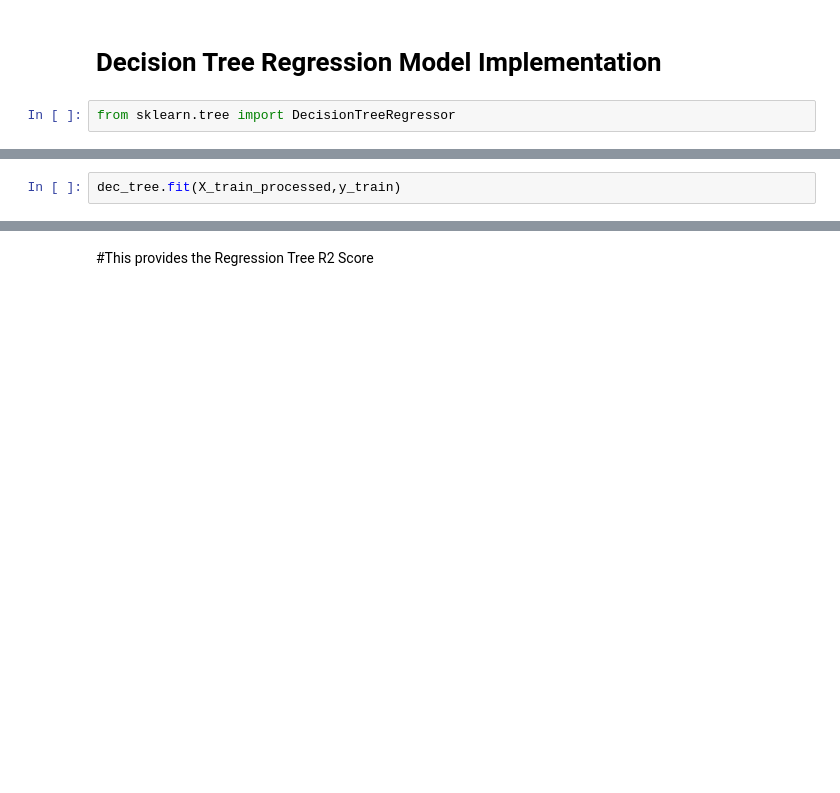
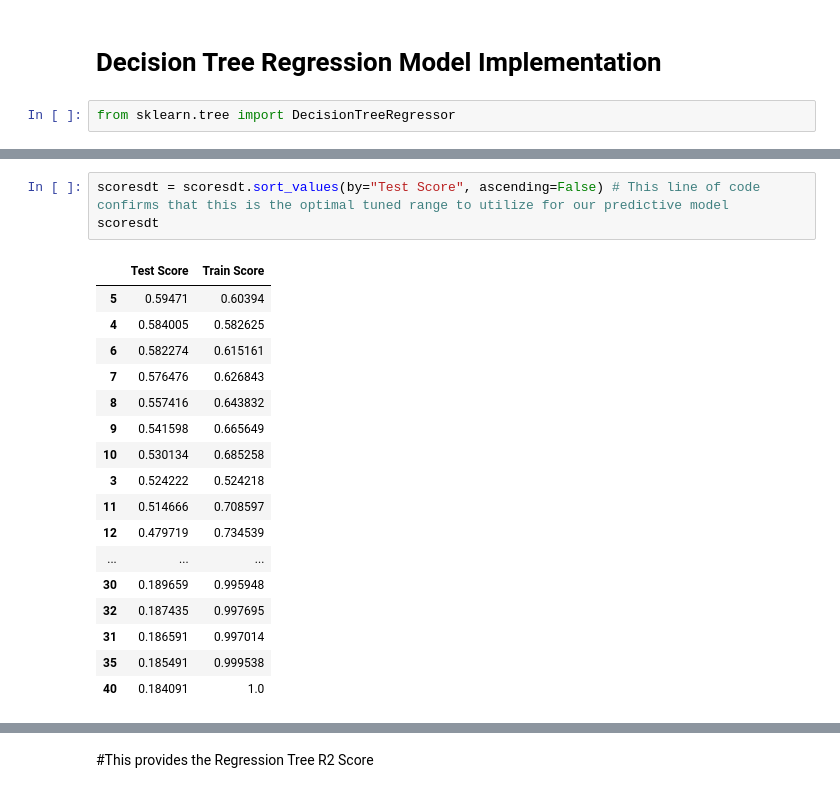
Before and after one commit to BrianArradondo/Sales-Predictions, a Jupyter notebook: Project_1_Final_Brian_Arradondo.ipynb, the cells around one changed output, grey strips where cells are left out. Cells and saved outputs as stored; diff of their text form; blank space fills up the shorter version.

```diff
--- a/Project_1_Final_Brian_Arradondo.ipynb
+++ b/Project_1_Final_Brian_Arradondo.ipynb
@@ -401,2 +419,0 @@ dec_tree = DecisionTreeRegressor(random_state =42)
-# %%
-dec_tree.fit(X_train_processed,y_train)
@@ -416,0 +482,21 @@ print(test_score)
+# %%
+scoresdt = scoresdt.sort_values(by="Test Score", ascending=False) # This line of code confirms that this is the optimal tuned range to utilize for our predictive model
+scoresdt
+# %% [output]
+|  | Test Score | Train Score |
+| 5 | 0.59471 | 0.60394 |
+| 4 | 0.584005 | 0.582625 |
+| 6 | 0.582274 | 0.615161 |
+| 7 | 0.576476 | 0.626843 |
+| 8 | 0.557416 | 0.643832 |
+| 9 | 0.541598 | 0.665649 |
+| 10 | 0.530134 | 0.685258 |
+| 3 | 0.524222 | 0.524218 |
+| 11 | 0.514666 | 0.708597 |
+| 12 | 0.479719 | 0.734539 |
+| ... | ... | ... |
+| 30 | 0.189659 | 0.995948 |
+| 32 | 0.187435 | 0.997695 |
+| 31 | 0.186591 | 0.997014 |
+| 35 | 0.185491 | 0.999538 |
+| 40 | 0.184091 | 1.0 |
```
Also changed, not shown: parts of 13 cells of this notebook.
